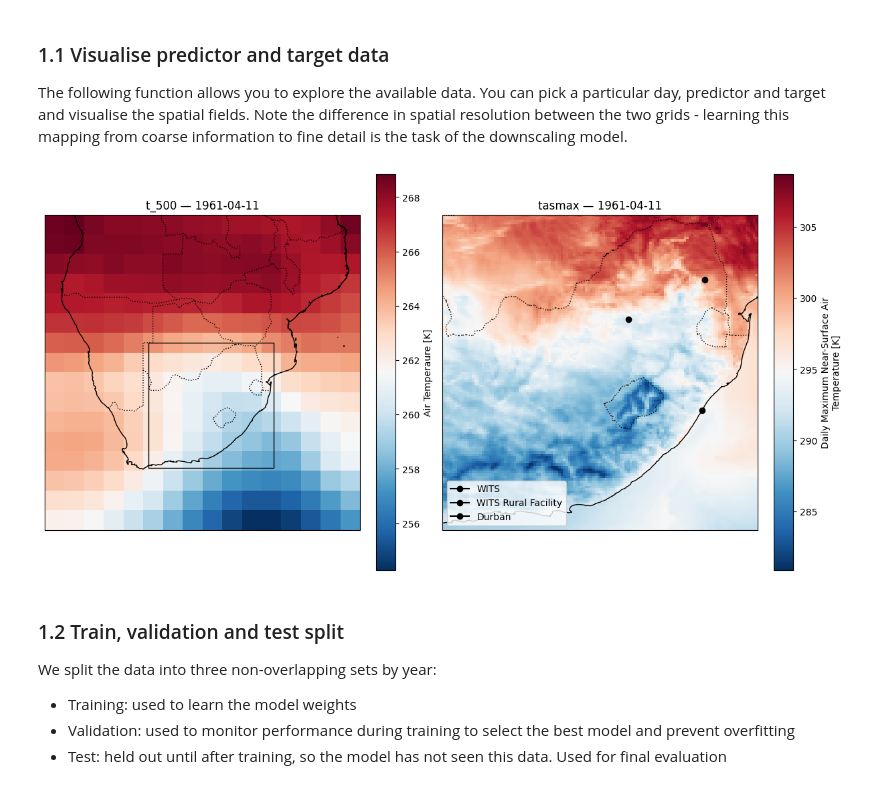
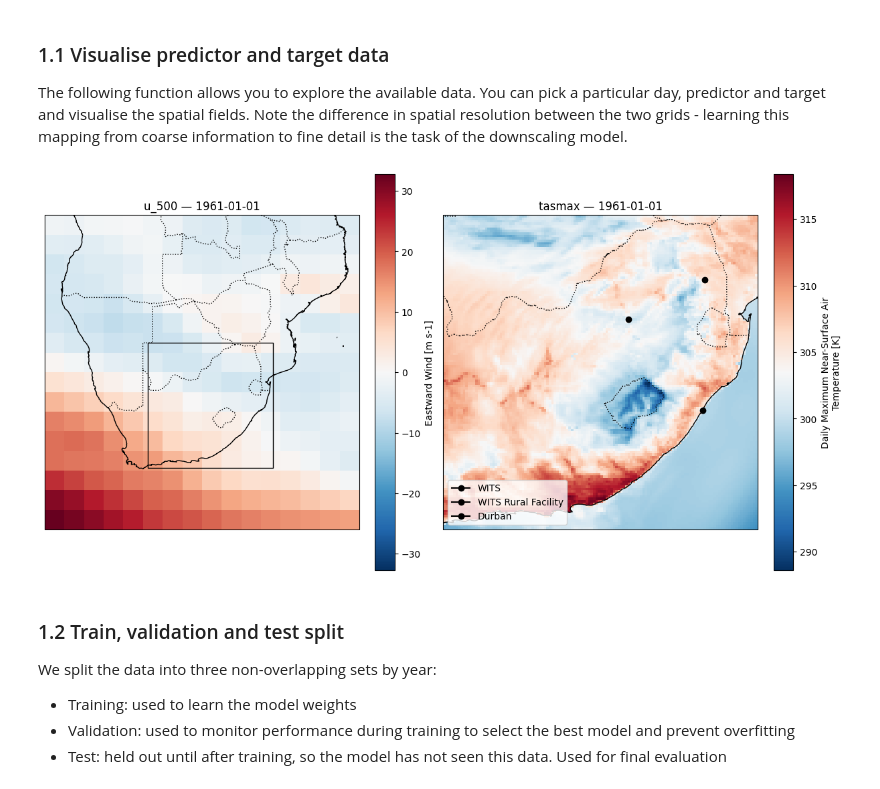
Before and after one commit to MetOffice/ai4c_hackathon, a Jupyter notebook: notebooks/unet_tutorial.ipynb, the cells around one changed output. Cells and saved outputs as stored; diff of their text form; code cells hidden in the pictures.

```diff
--- a/notebooks/unet_tutorial.ipynb
+++ b/notebooks/unet_tutorial.ipynb
@@ -149,18 +162,18 @@ def plot_predictor_and_target(
 # %%
 plot_predictor_and_target(
     ds_pred, ds_tgt,
-    predictor='t_500',
+    predictor='u_500',
     target='tasmax',
-    time_index=100,
+    time_index=0,
     cmap='RdBu_r',
     pinpoints={
         "WITS": (-26.19, 28.03),
         "WITS Rural Facility": (-24.57, 31.10),
         "Durban": (-29.86, 31.02),
     },
 )
 # %% [output]
-[figure, old version]
+[figure, new version]
 # %% [markdown]
 ### 1.2 Train, validation and test split
 
```
Also changed, not shown: parts of 15 cells of this notebook, 1 other file.
